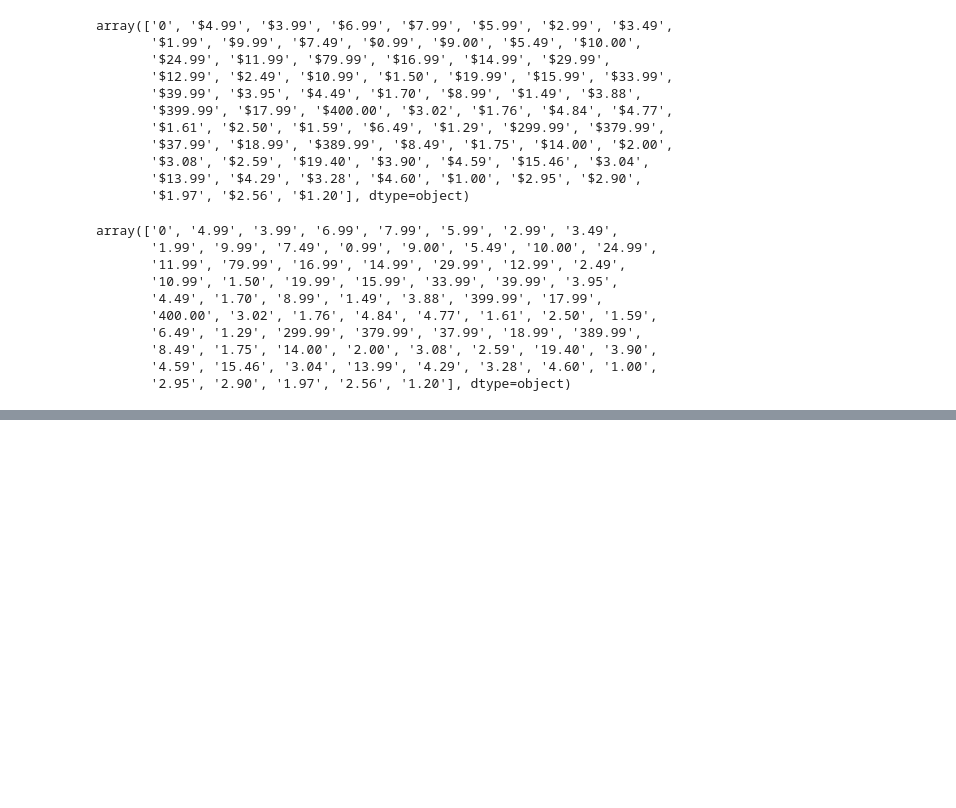
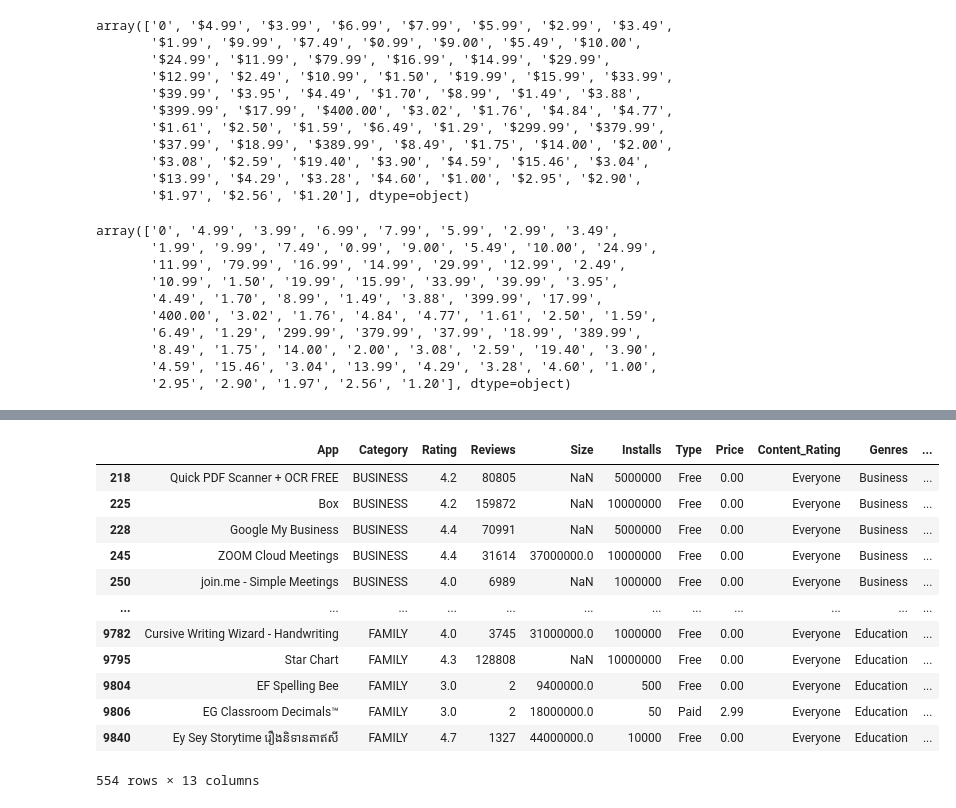
Before and after one commit to musaabshirgar1/business-analytics, a Jupyter notebook: index.ipynb, the cells around one changed output, grey strips where cells are left out. Cells and saved outputs as stored; diff of their text form; code cells hidden in the pictures; blank space fills up the shorter version.

```diff
--- a/index.ipynb
+++ b/index.ipynb
@@ -249,0 +396,4 @@ df.Price=df.Price.astype('float')
+# %%
+#Replacing Varies with device in original dataframe with next best most occurances of values in Current_Ver column
+df.Current_Ver = df.Current_Ver.replace('Varies with device', '1.0')
+#Current_Ver column cleaned
@@ -249,0 +403,17 @@ df.Price=df.Price.astype('float')
+# %%
+#Checking if any duplicate data are available
+df[df.duplicated()]
+# %% [output]
+|  | App | Category | Rating | Reviews | Size | Installs | Type | Price | Content_Rating | Genres | ... |
+| 218 | Quick PDF Scanner + OCR FREE | BUSINESS | 4.2 | 80805 | NaN | 5000000 | Free | 0.00 | Everyone | Business | ... |
+| 225 | Box | BUSINESS | 4.2 | 159872 | NaN | 10000000 | Free | 0.00 | Everyone | Business | ... |
+| 228 | Google My Business | BUSINESS | 4.4 | 70991 | NaN | 5000000 | Free | 0.00 | Everyone | Business | ... |
+| 245 | ZOOM Cloud Meetings | BUSINESS | 4.4 | 31614 | 37000000.0 | 10000000 | Free | 0.00 | Everyone | Business | ... |
+| 250 | join.me - Simple Meetings | BUSINESS | 4.0 | 6989 | NaN | 1000000 | Free | 0.00 | Everyone | Business | ... |
+| ... | ... | ... | ... | ... | ... | ... | ... | ... | ... | ... | ... |
+| 9782 | Cursive Writing Wizard - Handwriting | FAMILY | 4.0 | 3745 | 31000000.0 | 1000000 | Free | 0.00 | Everyone | Education | ... |
+| 9795 | Star Chart | FAMILY | 4.3 | 128808 | NaN | 10000000 | Free | 0.00 | Everyone | Education | ... |
+| 9804 | EF Spelling Bee | FAMILY | 3.0 | 2 | 9400000.0 | 500 | Free | 0.00 | Everyone | Education | ... |
+| 9806 | EG Classroom Decimals™ | FAMILY | 3.0 | 2 | 18000000.0 | 50 | Paid | 2.99 | Everyone | Education | ... |
+| 9840 | Ey Sey Storytime រឿងនិទានតាឥសី | FAMILY | 4.7 | 1327 | 44000000.0 | 10000 | Free | 0.00 | Everyone | Education | ... |
+554 rows × 13 columns
```
Also changed, not shown: parts of 28 cells of this notebook.
